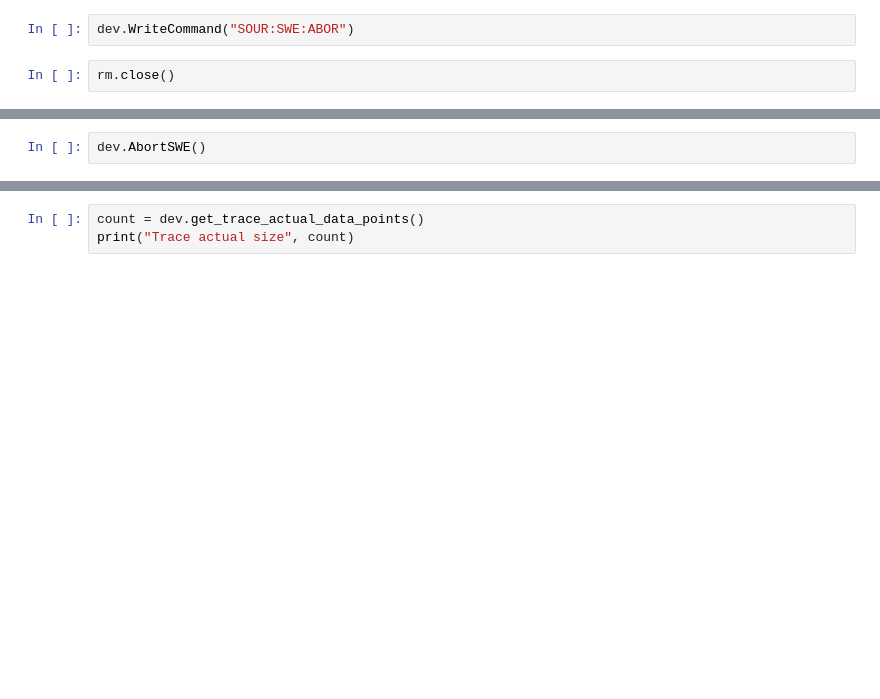
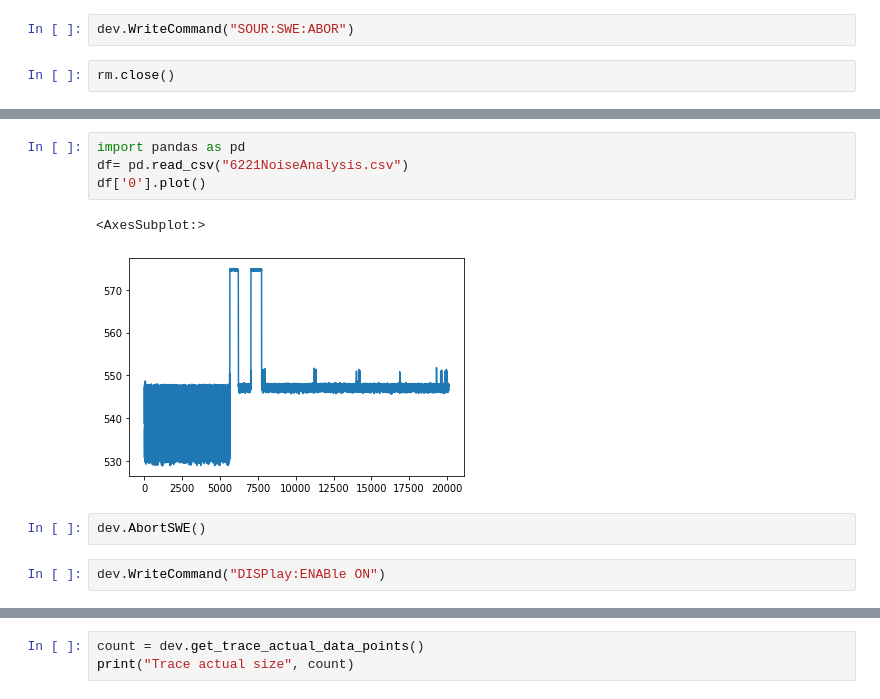
Before and after one commit to iamashwin99/differential-conductance-6221-2182a, a Jupyter notebook: temp.ipynb, the cells around one changed output, grey strips where cells are left out. Drawn from its saved outputs; the diff is of its cells as text; blank space fills up the shorter version.

```diff
--- a/temp.ipynb
+++ b/temp.ipynb
@@ -74,5 +113,14 @@ dIdV program is fully initialized!
+# %%
+import pandas as pd
+df= pd.read_csv("6221NoiseAnalysis.csv")
+df['0'].plot()
+# %% [output]
+<AxesSubplot:>
+[figure, added]
 # %%
 dev.AbortSWE()
+# %%
+dev.WriteCommand("DISPlay:ENABle ON")
 # %%
 plotTrace()
 # %% [output]
```
Also changed, not shown: parts of 9 cells of this notebook, 2 other files.
